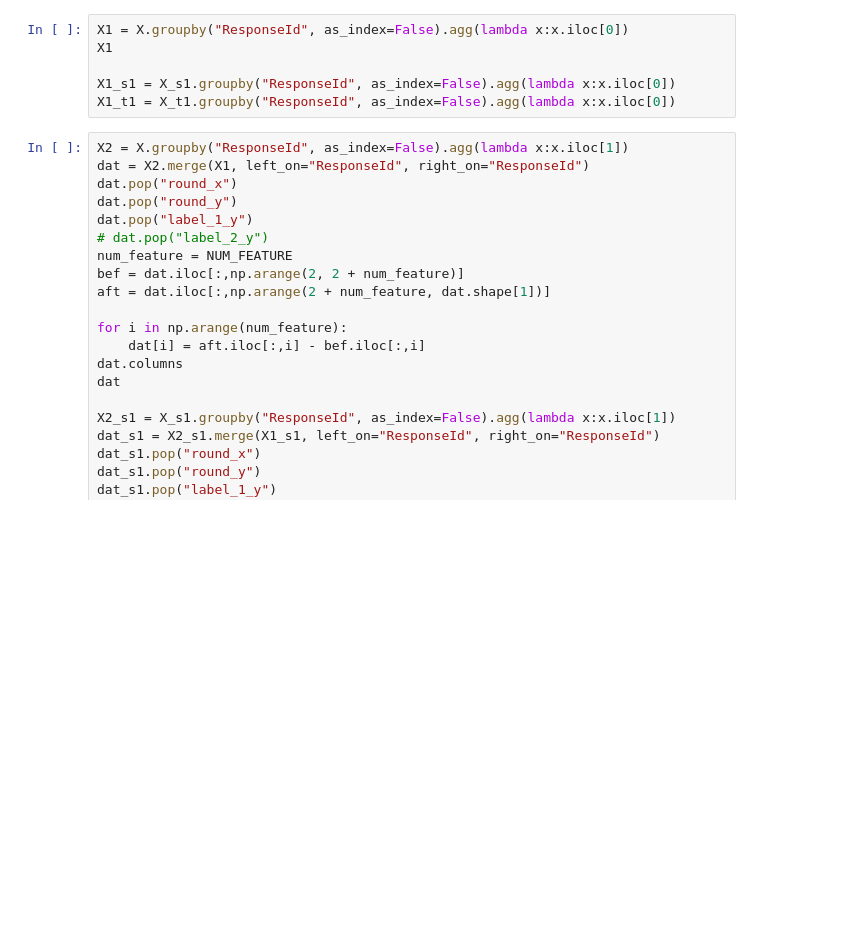
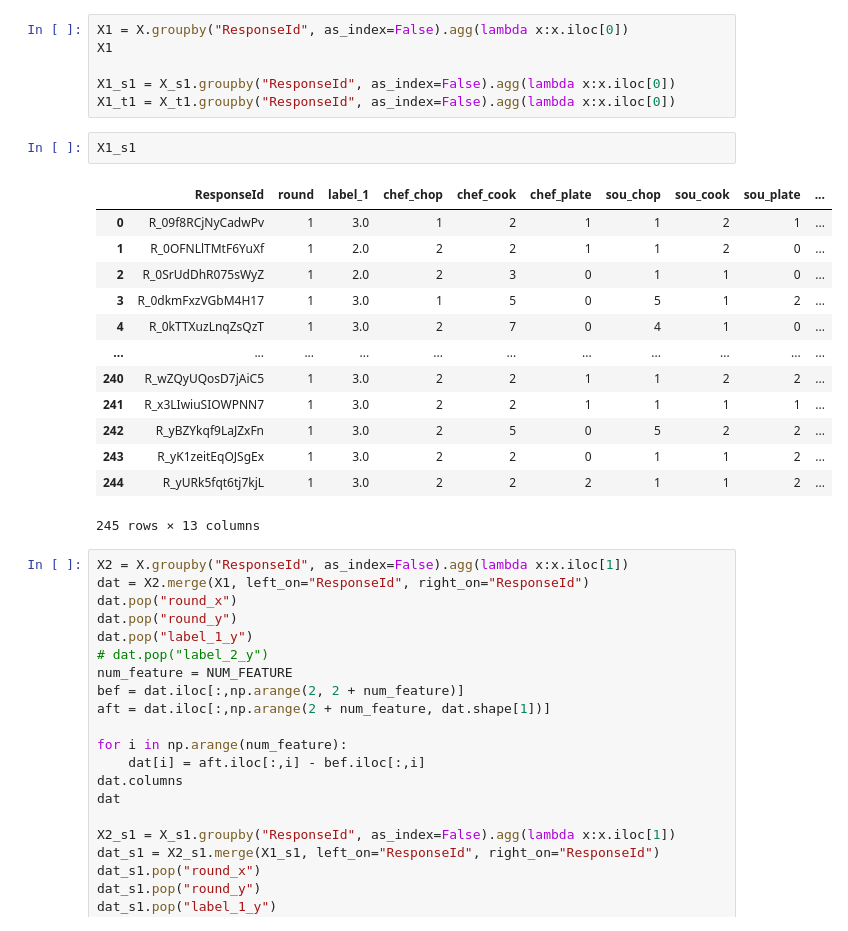
Before and after one commit to Thunderbeee/hai-cooking, a Jupyter notebook: modeling/round-scale-modeling.ipynb, the cells around one changed output. Saved outputs shown, nothing was run; the diff lists cells and outputs as text; blank space fills up the shorter version.

```diff
--- a/modeling/round-scale-modeling.ipynb
+++ b/modeling/round-scale-modeling.ipynb
@@ -162,6 +159,22 @@ X1
 
 X1_s1 = X_s1.groupby("ResponseId", as_index=False).agg(lambda x:x.iloc[0])
 X1_t1 = X_t1.groupby("ResponseId", as_index=False).agg(lambda x:x.iloc[0])
+# %%
+X1_s1
+# %% [output]
+|  | ResponseId | round | label_1 | chef_chop | chef_cook | chef_plate | sou_chop | sou_cook | sou_plate | ... |
+| 0 | R_09f8RCjNyCadwPv | 1 | 3.0 | 1 | 2 | 1 | 1 | 2 | 1 | ... |
+| 1 | R_0OFNLlTMtF6YuXf | 1 | 2.0 | 2 | 2 | 1 | 1 | 2 | 0 | ... |
+| 2 | R_0SrUdDhR075sWyZ | 1 | 2.0 | 2 | 3 | 0 | 1 | 1 | 0 | ... |
+| 3 | R_0dkmFxzVGbM4H17 | 1 | 3.0 | 1 | 5 | 0 | 5 | 1 | 2 | ... |
+| 4 | R_0kTTXuzLnqZsQzT | 1 | 3.0 | 2 | 7 | 0 | 4 | 1 | 0 | ... |
+| ... | ... | ... | ... | ... | ... | ... | ... | ... | ... | ... |
+| 240 | R_wZQyUQosD7jAiC5 | 1 | 3.0 | 2 | 2 | 1 | 1 | 2 | 2 | ... |
+| 241 | R_x3LIwiuSIOWPNN7 | 1 | 3.0 | 2 | 2 | 1 | 1 | 1 | 1 | ... |
+| 242 | R_yBZYkqf9LaJZxFn | 1 | 3.0 | 2 | 5 | 0 | 5 | 2 | 2 | ... |
+| 243 | R_yK1zeitEqOJSgEx | 1 | 3.0 | 2 | 2 | 0 | 1 | 1 | 2 | ... |
+| 244 | R_yURk5fqt6tj7kjL | 1 | 3.0 | 2 | 2 | 2 | 1 | 1 | 2 | ... |
+245 rows × 13 columns
 # %%
 X2 = X.groupby("ResponseId", as_index=False).agg(lambda x:x.iloc[1])
 dat = X2.merge(X1, left_on="ResponseId", right_on="ResponseId")
```
Also changed, not shown: parts of 9 cells of this notebook, 6 other files.
